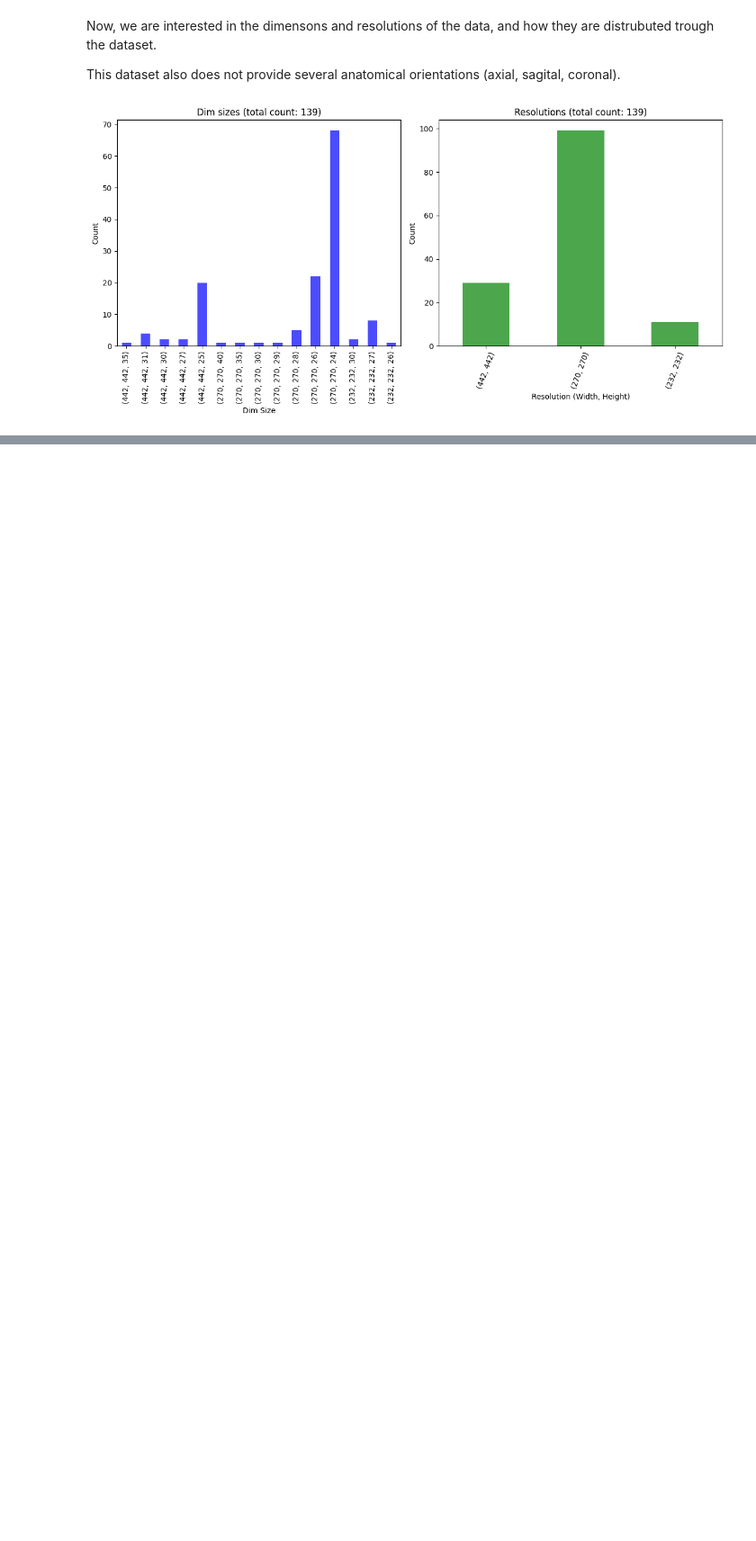
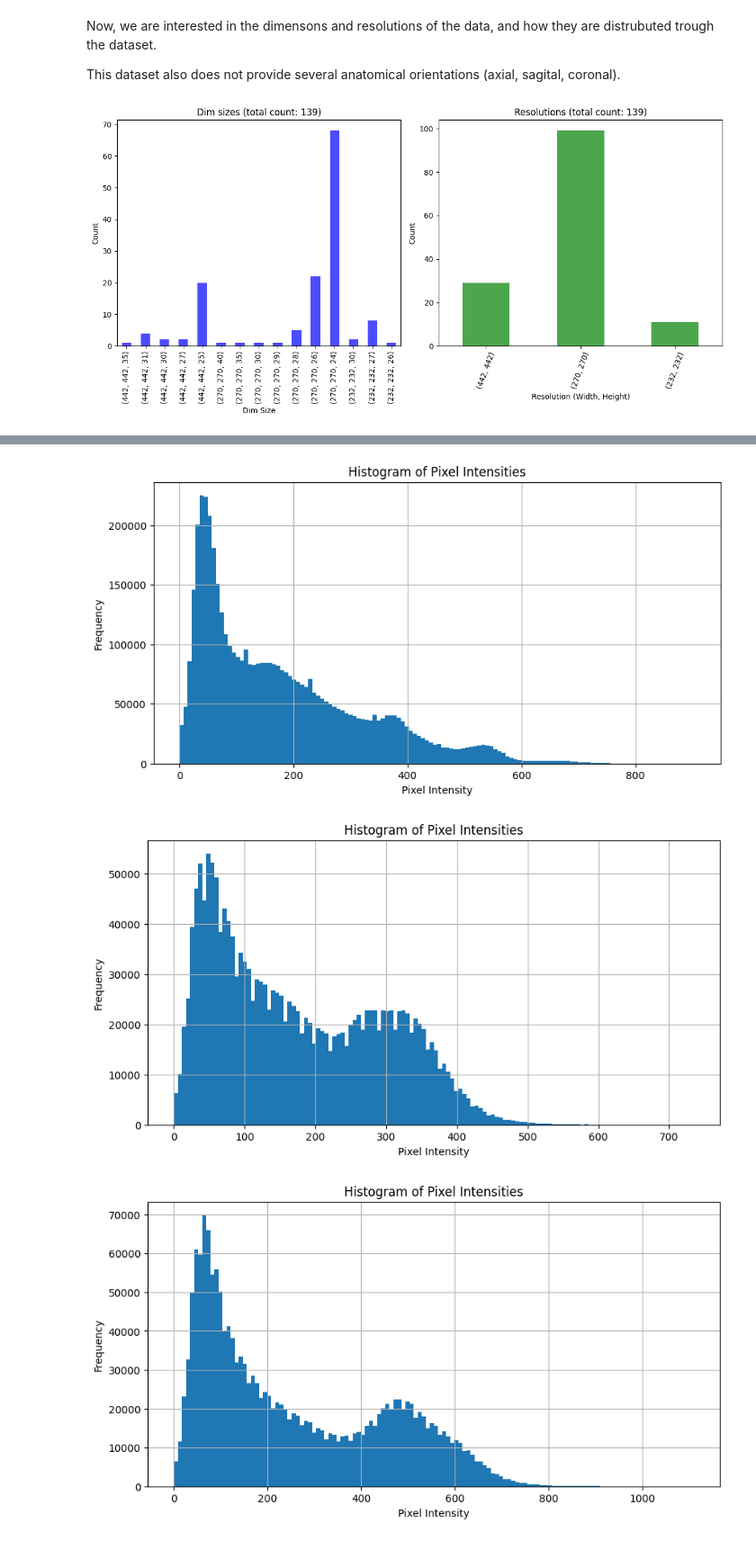
Before and after one commit to usbt0p/mri-prostate-segmentation-deeplearning, a Jupyter notebook: exploratory-analysis/explore_158.ipynb, the cells around one changed output, grey strips where cells are left out. Shown at 90% size. Drawn from its saved outputs; the diff is of its cells as text; code cells hidden in the pictures; blank space fills up the shorter version.

Commit message:
analyze pixel intensities

```diff
--- a/exploratory-analysis/explore_158.ipynb
+++ b/exploratory-analysis/explore_158.ipynb
@@ -220,0 +224,18 @@ plt.show()
+# %%
+d = paths["158_train"]
+dirs = list(analyzer.get_dirs(d))
+random_dir = random.choices(dirs, k=3)
+
+
+for idx, dir in enumerate(random_dir):
+    files_in_dir = analyzer.get_files(join(d, dir), "t2.nii.gz")
+
+    # We have to do this because get_files is a generator
+    name = list(files_in_dir)[0]
+    i1 = join(d, dir, name)
+
+    analyzer.image_intensity_histogram(i1, plot = True)
+# %% [output]
+[figure, added]
+[figure, added]
+[figure, added]
```
Also changed, not shown: parts of 3 cells of this notebook, 2 other files.
